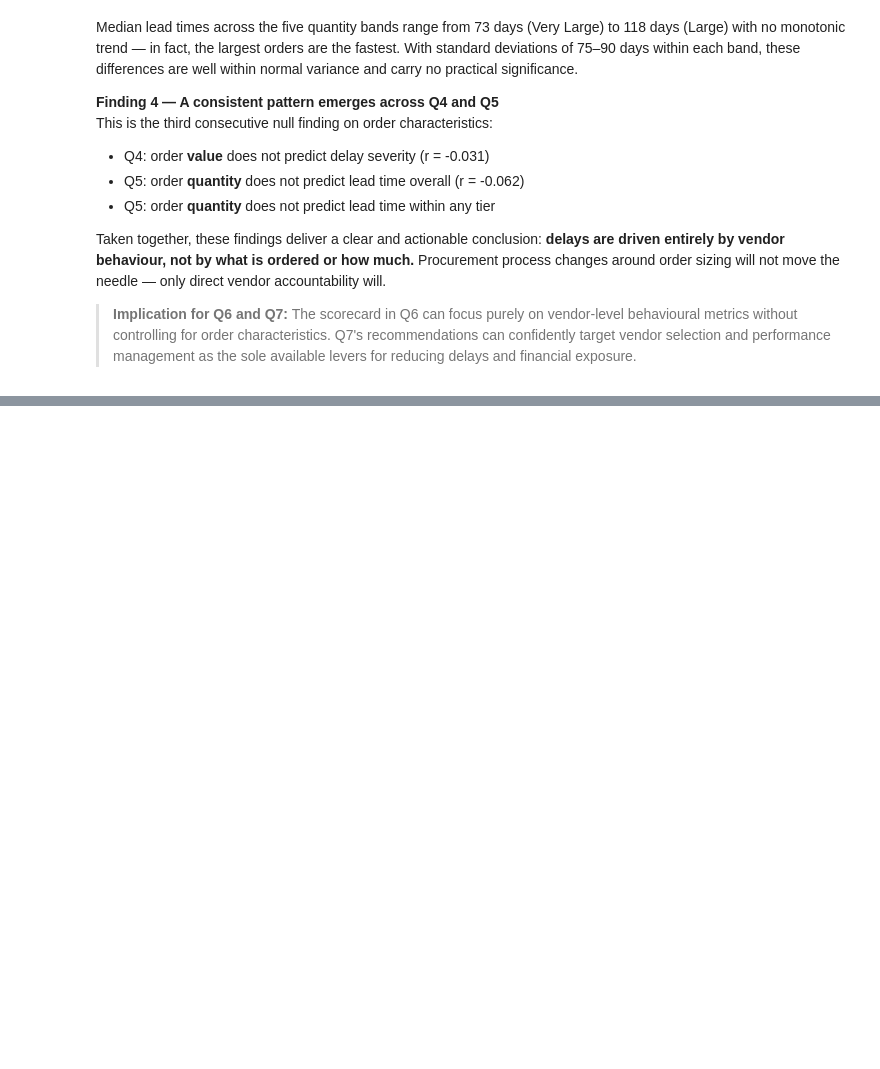
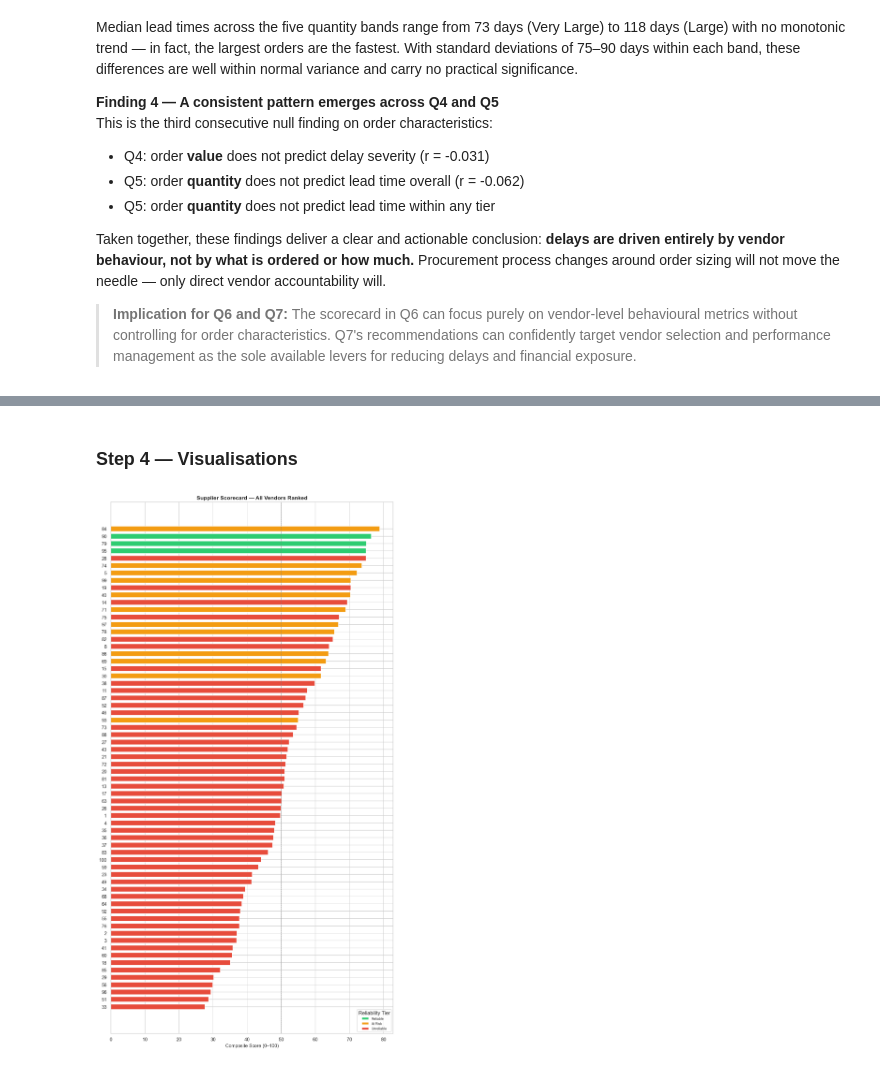
Before and after one commit to Muhammad-Umer-Riaz/data-analyst-portfolio, a Jupyter notebook: Supplier_Performance_Analysis/supplier_performance_analysis.ipynb, the cells around one changed output, grey strips where cells are left out. Saved outputs shown, nothing was run; the diff lists cells and outputs as text; code cells hidden in the pictures; blank space fills up the shorter version.

```diff
--- a/Supplier_Performance_Analysis/supplier_performance_analysis.ipynb
+++ b/Supplier_Performance_Analysis/supplier_performance_analysis.ipynb
@@ -1649,0 +1835,40 @@ Taken together, these findings deliver a clear and actionable conclusion: **dela
+# %% [markdown]
+### Step 4 — Visualisations
+# %%
+# ── Plot 1: Full vendor ranking — composite score ─────────────────────────────
+tier_colors_map = {
+    'Reliable':   '#2ecc71',
+    'At Risk':    '#f39c12',
+    'Unreliable': '#e74c3c',
+}
+
+fig, ax = plt.subplots(figsize=(10, max(8, len(df_scorecard) * 0.28)))
+
+colors = [tier_colors_map.get(t, '#95a5a6') for t in df_scorecard['tier']]
+bars   = ax.barh(
+    df_scorecard['vendor_id'].astype(str),
+    df_scorecard['composite_score'],
+    color=colors, edgecolor='white', height=0.7
+)
+
+ax.invert_yaxis()
+ax.set_xlabel("Composite Score (0–100)")
+ax.set_title("Supplier Scorecard — All Vendors Ranked",
+             fontweight='bold', fontsize=13)
+ax.axvline(50, color='grey', linestyle='--', linewidth=0.8, alpha=0.6)
+
+# Legend
+from matplotlib.patches import Patch
+legend_elements = [
+    Patch(facecolor='#2ecc71', label='Reliable'),
+    Patch(facecolor='#f39c12', label='At Risk'),
+    Patch(facecolor='#e74c3c', label='Unreliable'),
+]
+ax.legend(handles=legend_elements, title='Reliability Tier',
+          loc='lower right', fontsize=8)
+
+plt.tight_layout()
+plt.savefig("supplier_scorecard_ranking.png", bbox_inches='tight')
+plt.show()
+# %% [output]
+[figure, added]
```
Also changed, not shown: parts of 11 cells of this notebook.
